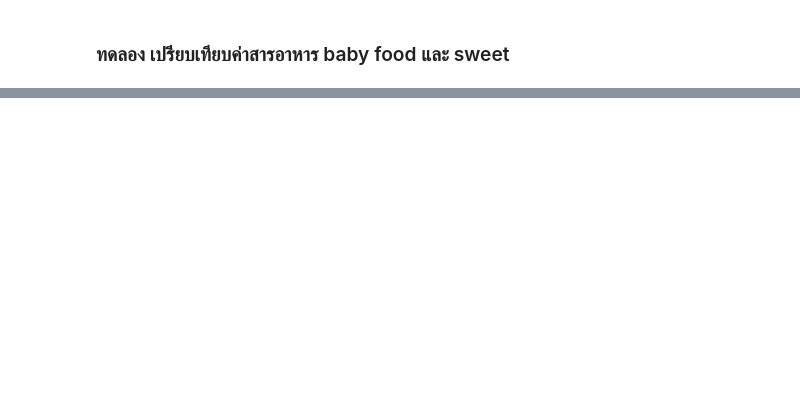
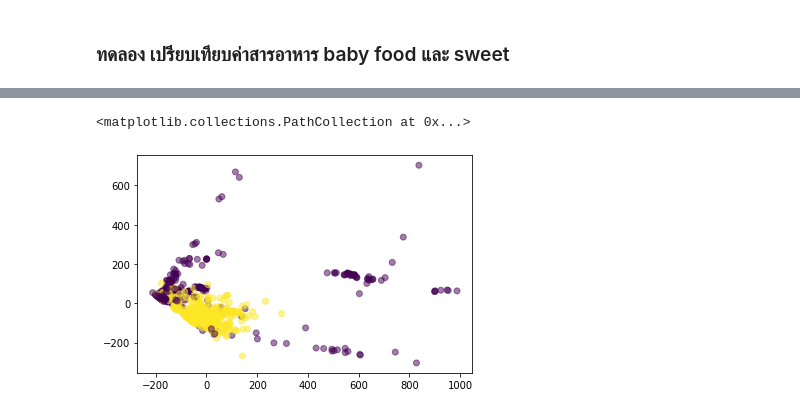
Before and after one commit to Wanita-8943/multivariate, a Jupyter notebook: Chapter3_PCA.ipynb, the cells around one changed output, grey strips where cells are left out. Saved outputs shown, nothing was run; the diff lists cells and outputs as text; code cells hidden in the pictures; blank space fills up the shorter version.

```diff
--- a/Chapter3_PCA.ipynb
+++ b/Chapter3_PCA.ipynb
@@ -758,0 +752,3 @@ ValueError: ignored
+# %%
+bb = data_dropped2[(data_dropped2['FoodGroup']==1) | (data_dropped2['FoodGroup']==8)]  ## ใช้  | และ  &  แทน  or  และ  and  ใน pandas
+bb
@@ -758,0 +769,8 @@ ValueError: ignored
+# %%
+pca = PCA(n_components=2)
+new_pca2 = pca.fit_transform(bb.iloc[:,1:].to_numpy())
+# %%
+plt.scatter(new_pca2[:,0],new_pca2[:,1],c = bb['FoodGroup'],alpha=0.5)
+# %% [output]
+<matplotlib.collections.PathCollection at 0x...>
+[figure, added]
```
Also changed, not shown: parts of 46 cells of this notebook.
